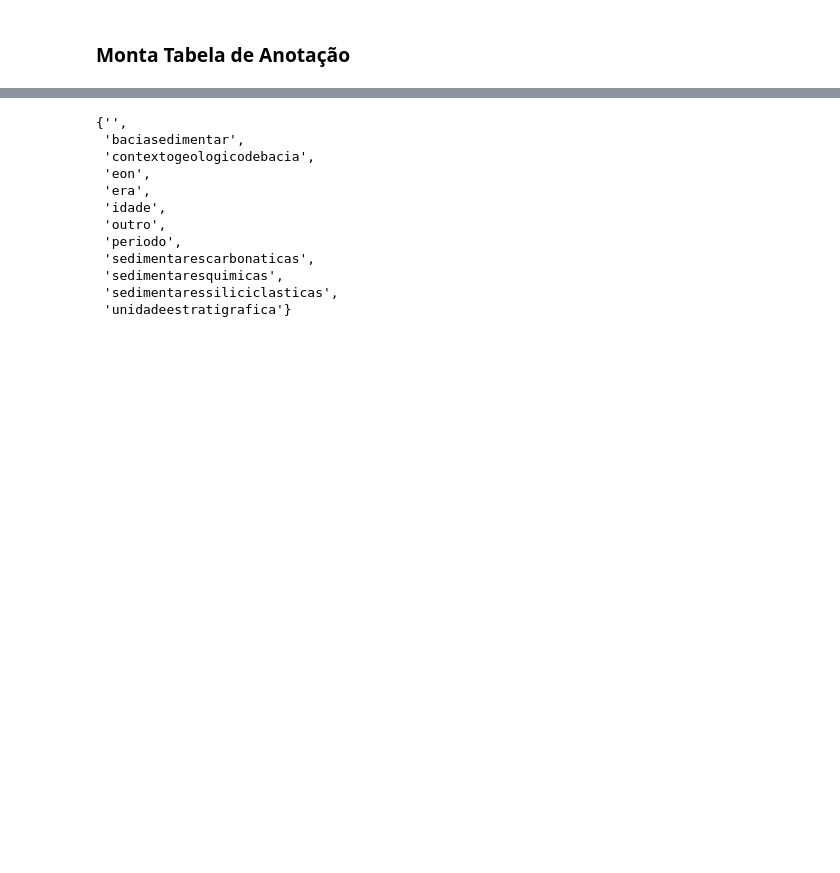
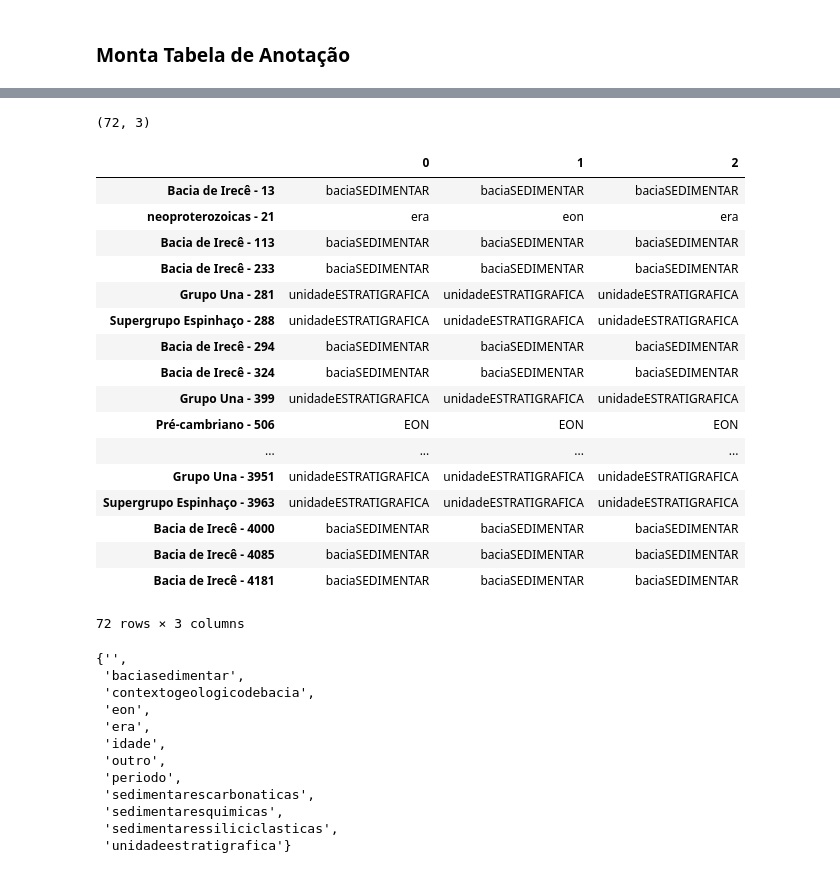
Before and after one commit to nlp-pucrs/idengeo, a Jupyter notebook: texto2/fleiss_kappa.ipynb, the cells around one changed output, grey strips where cells are left out. Saved outputs shown, nothing was run; the diff lists cells and outputs as text; code cells hidden in the pictures; blank space fills up the shorter version.

```diff
--- a/texto2/fleiss_kappa.ipynb
+++ b/texto2/fleiss_kappa.ipynb
@@ -68,3 +68,27 @@ kappa_pd.sample(10)
+# %%
+all_3 = kappa_pd[(kappa_pd[0]!="") & (kappa_pd[1]!="") & (kappa_pd[2]!="")]
+print(all_3.shape)
+all_3
+# %% [output]
+(72, 3)
+|  | 0 | 1 | 2 |
+| Bacia de Irecê - 13 | baciaSEDIMENTAR | baciaSEDIMENTAR | baciaSEDIMENTAR |
+| neoproterozoicas - 21 | era | eon | era |
+| Bacia de Irecê - 113 | baciaSEDIMENTAR | baciaSEDIMENTAR | baciaSEDIMENTAR |
+| Bacia de Irecê - 233 | baciaSEDIMENTAR | baciaSEDIMENTAR | baciaSEDIMENTAR |
+| Grupo Una - 281 | unidadeESTRATIGRAFICA | unidadeESTRATIGRAFICA | unidadeESTRATIGRAFICA |
+| Supergrupo Espinhaço - 288 | unidadeESTRATIGRAFICA | unidadeESTRATIGRAFICA | unidadeESTRATIGRAFICA |
+| Bacia de Irecê - 294 | baciaSEDIMENTAR | baciaSEDIMENTAR | baciaSEDIMENTAR |
+| Bacia de Irecê - 324 | baciaSEDIMENTAR | baciaSEDIMENTAR | baciaSEDIMENTAR |
+| Grupo Una - 399 | unidadeESTRATIGRAFICA | unidadeESTRATIGRAFICA | unidadeESTRATIGRAFICA |
+| Pré-cambriano - 506 | EON | EON | EON |
+| ... | ... | ... | ... |
+| Grupo Una - 3951 | unidadeESTRATIGRAFICA | unidadeESTRATIGRAFICA | unidadeESTRATIGRAFICA |
+| Supergrupo Espinhaço - 3963 | unidadeESTRATIGRAFICA | unidadeESTRATIGRAFICA | unidadeESTRATIGRAFICA |
+| Bacia de Irecê - 4000 | baciaSEDIMENTAR | baciaSEDIMENTAR | baciaSEDIMENTAR |
+| Bacia de Irecê - 4085 | baciaSEDIMENTAR | baciaSEDIMENTAR | baciaSEDIMENTAR |
+| Bacia de Irecê - 4181 | baciaSEDIMENTAR | baciaSEDIMENTAR | baciaSEDIMENTAR |
+72 rows × 3 columns
 # %%
 classes = set()
 
```
Also changed, not shown: parts of 5 cells of this notebook, 1 other file.
